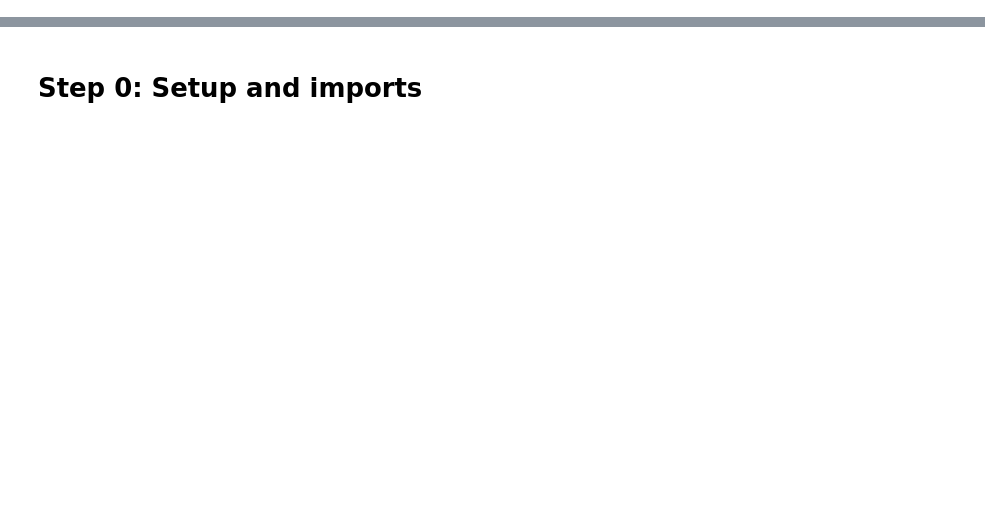
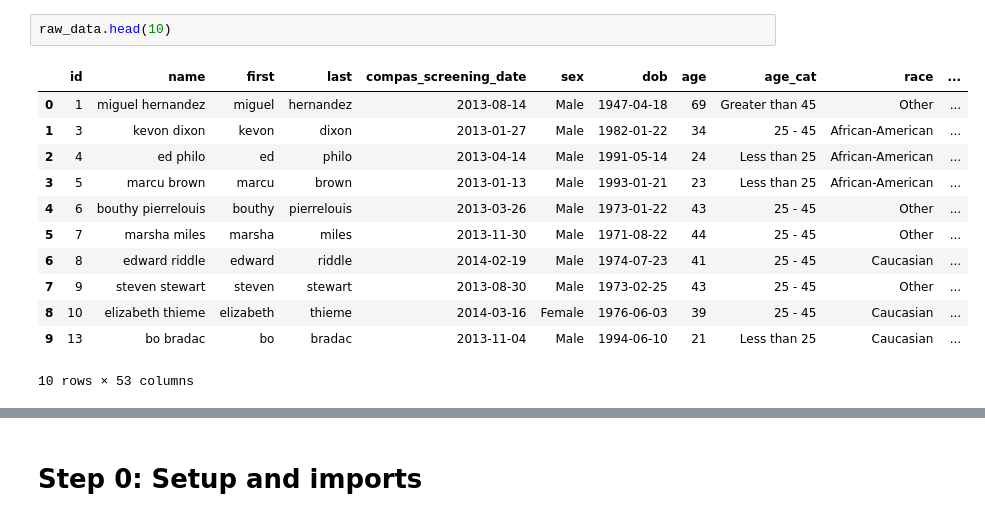
Before and after one commit to makinwumi/dnsc-6330-responsible-ML, a Jupyter notebook: Live-coding/Lecture-03-bias.ipynb, the cells around one changed output, grey strips where cells are left out. Cells and saved outputs as stored; diff of their text form; blank space fills up the shorter version.

```diff
--- a/Live-coding/Lecture-03-bias.ipynb
+++ b/Live-coding/Lecture-03-bias.ipynb
@@ -0,0 +22,15 @@
+# %%
+raw_data.head(10)
+# %% [output]
+|  | id | name | first | last | compas_screening_date | sex | dob | age | age_cat | race | ... |
+| 0 | 1 | miguel hernandez | miguel | hernandez | 2013-08-14 | Male | 1947-04-18 | 69 | Greater than 45 | Other | ... |
+| 1 | 3 | kevon dixon | kevon | dixon | 2013-01-27 | Male | 1982-01-22 | 34 | 25 - 45 | African-American | ... |
+| 2 | 4 | ed philo | ed | philo | 2013-04-14 | Male | 1991-05-14 | 24 | Less than 25 | African-American | ... |
+| 3 | 5 | marcu brown | marcu | brown | 2013-01-13 | Male | 1993-01-21 | 23 | Less than 25 | African-American | ... |
+| 4 | 6 | bouthy pierrelouis | bouthy | pierrelouis | 2013-03-26 | Male | 1973-01-22 | 43 | 25 - 45 | Other | ... |
+| 5 | 7 | marsha miles | marsha | miles | 2013-11-30 | Male | 1971-08-22 | 44 | 25 - 45 | Other | ... |
+| 6 | 8 | edward riddle | edward | riddle | 2014-02-19 | Male | 1974-07-23 | 41 | 25 - 45 | Caucasian | ... |
+| 7 | 9 | steven stewart | steven | stewart | 2013-08-30 | Male | 1973-02-25 | 43 | 25 - 45 | Other | ... |
+| 8 | 10 | elizabeth thieme | elizabeth | thieme | 2014-03-16 | Female | 1976-06-03 | 39 | 25 - 45 | Caucasian | ... |
+| 9 | 13 | bo bradac | bo | bradac | 2013-11-04 | Male | 1994-06-10 | 21 | Less than 25 | Caucasian | ... |
+10 rows × 53 columns
```
Also changed, not shown: parts of 66 cells of this notebook, 1 other file.
